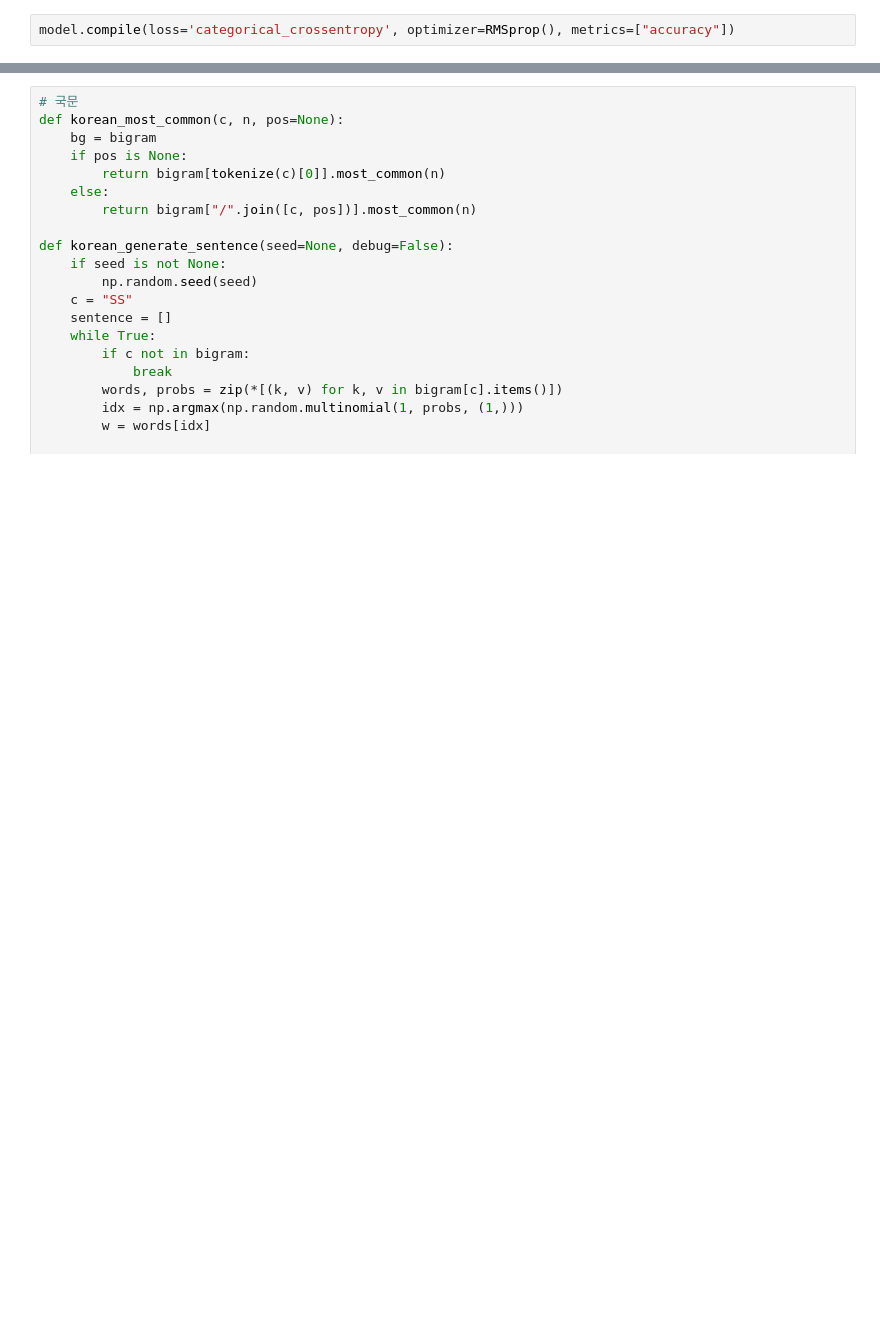
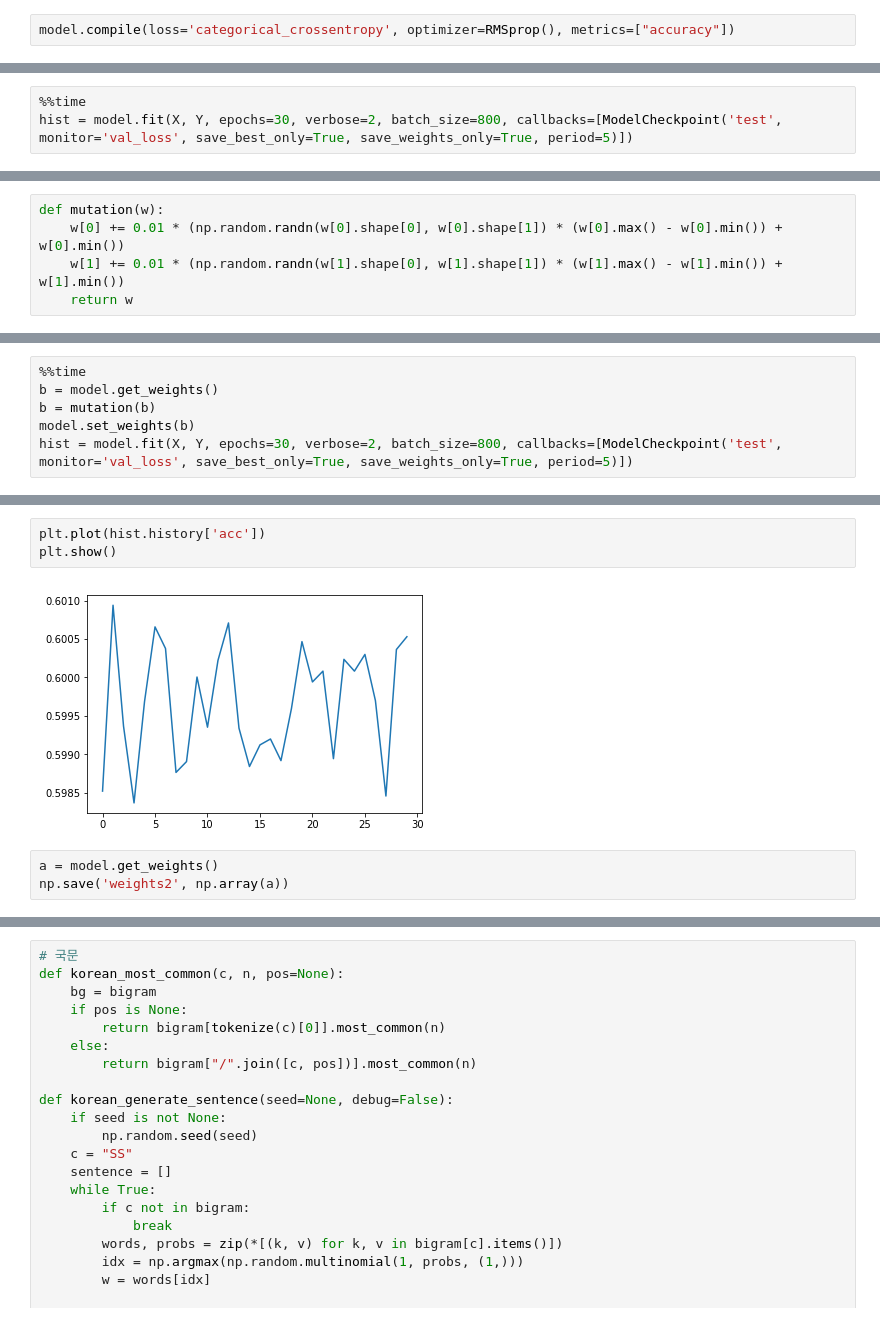
Before and after one commit to foxxxz/project.ang, a Jupyter notebook: RNN_test.ipynb, the cells around one changed output, grey strips where cells are left out. Cells and saved outputs as stored; diff of their text form; blank space fills up the shorter version.

Commit message:
add save model part

```diff
--- a/RNN_test.ipynb
+++ b/RNN_test.ipynb
@@ -232,0 +331,3 @@ NameError: name 'word_list' is not defined
+# %%
+%%time
+hist = model.fit(X, Y, epochs=30, verbose=2, batch_size=800, callbacks=[ModelCheckpoint('test', monitor='val_loss', save_best_only=True, save_weights_only=True, period=5)])
@@ -232,0 +369,5 @@ NameError: name 'word_list' is not defined
+# %%
+def mutation(w):
+    w[0] += 0.01 * (np.random.randn(w[0].shape[0], w[0].shape[1]) * (w[0].max() - w[0].min()) + w[0].min())
+    w[1] += 0.01 * (np.random.randn(w[1].shape[0], w[1].shape[1]) * (w[1].max() - w[1].min()) + w[1].min())
+    return w
@@ -232,0 +394,6 @@ NameError: name 'word_list' is not defined
+# %%
+%%time
+b = model.get_weights()
+b = mutation(b)
+model.set_weights(b)
+hist = model.fit(X, Y, epochs=30, verbose=2, batch_size=800, callbacks=[ModelCheckpoint('test', monitor='val_loss', save_best_only=True, save_weights_only=True, period=5)])
@@ -232,0 +413,8 @@ NameError: name 'word_list' is not defined
+# %%
+plt.plot(hist.history['acc'])
+plt.show()
+# %% [output]
+[figure, added]
+# %%
+a = model.get_weights()
+np.save('weights2', np.array(a))
```
Also changed, not shown: parts of 35 cells of this notebook.
